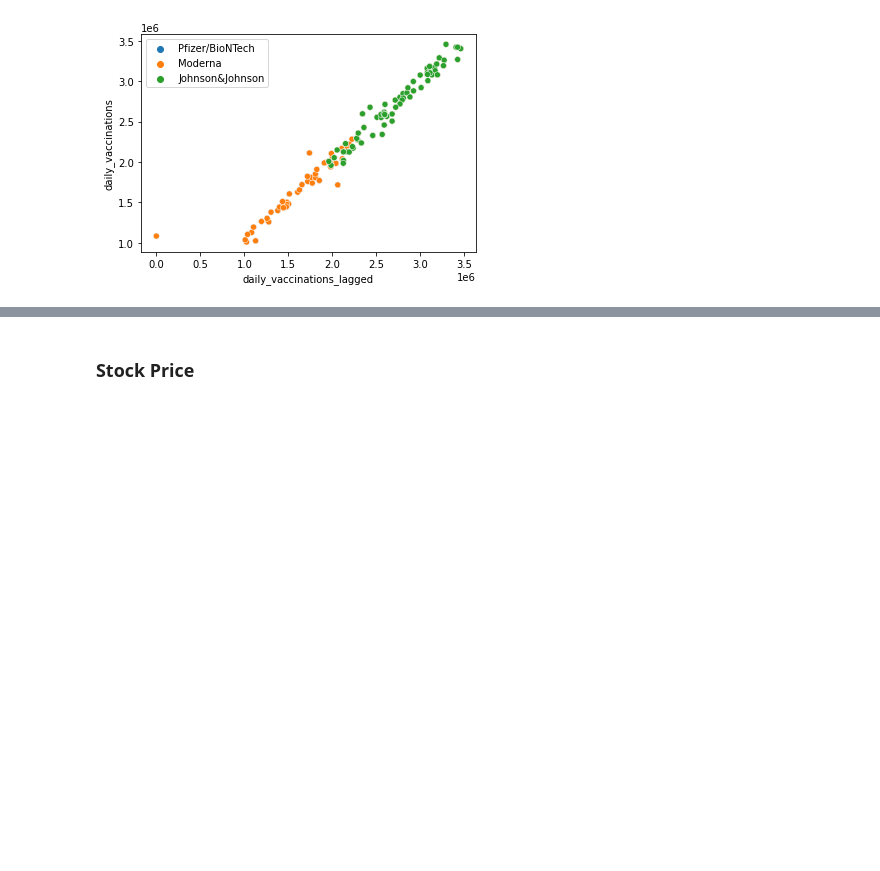
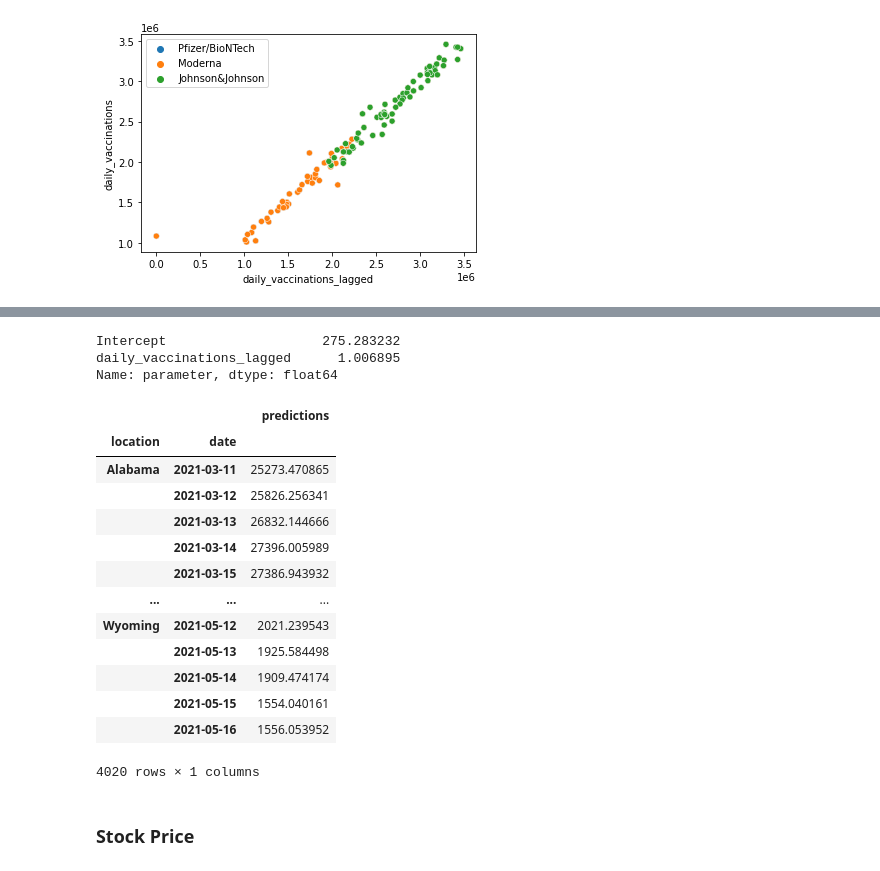
Before and after one commit to juno-yuu/COVID-Vaccine-and-Biotech-industry, a Jupyter notebook: Final_Project_Clean.ipynb, the cells around one changed output, grey strips where cells are left out. Drawn from its saved outputs; the diff is of its cells as text; code cells hidden in the pictures; blank space fills up the shorter version.

```diff
--- a/Final_Project_Clean.ipynb
+++ b/Final_Project_Clean.ipynb
@@ -310,3 +293,26 @@ Parameter Estimates
+# %%
+p1.params
+# %% [output]
+Intercept                    275.283232
+daily_vaccinations_lagged      1.006895
+Name: parameter, dtype: float64
+# %%
+p1.predict(data = data_panel_test['daily_vaccinations_lagged'])
+# %% [output]
+|  |  | predictions |
+| location | date |  |
+| Alabama | 2021-03-11 | 25273.470865 |
+|  | 2021-03-12 | 25826.256341 |
+|  | 2021-03-13 | 26832.144666 |
+|  | 2021-03-14 | 27396.005989 |
+|  | 2021-03-15 | 27386.943932 |
+| ... | ... | ... |
+| Wyoming | 2021-05-12 | 2021.239543 |
+|  | 2021-05-13 | 1925.584498 |
+|  | 2021-05-14 | 1909.474174 |
+|  | 2021-05-15 | 1554.040161 |
+|  | 2021-05-16 | 1556.053952 |
+4020 rows × 1 columns
 # %% [markdown]
 ### Stock Price
 # %%
```
Also changed, not shown: parts of 16 cells of this notebook.
